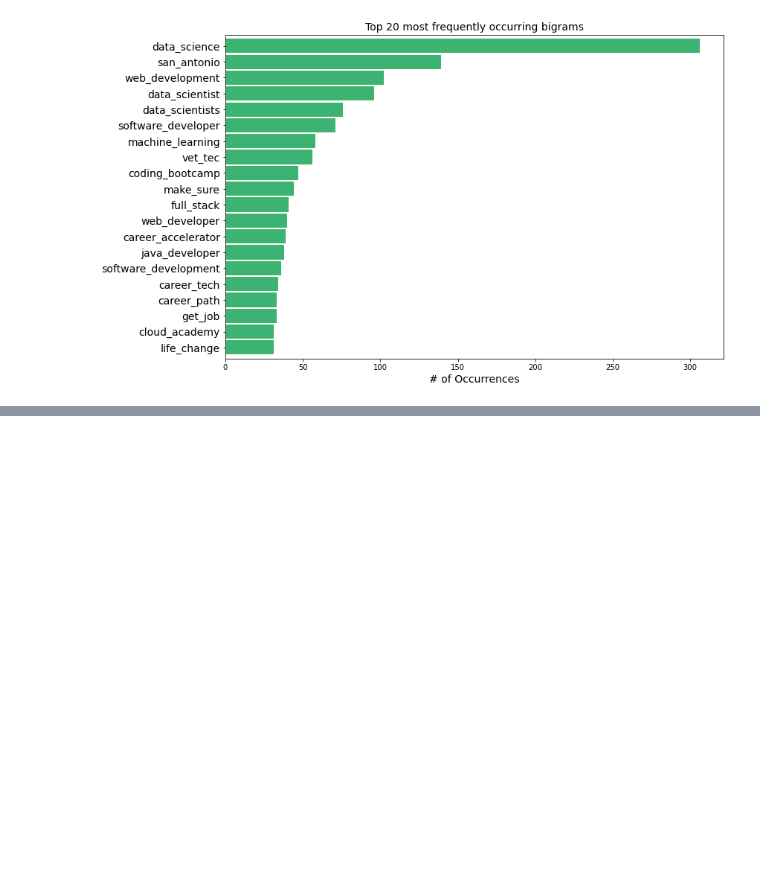
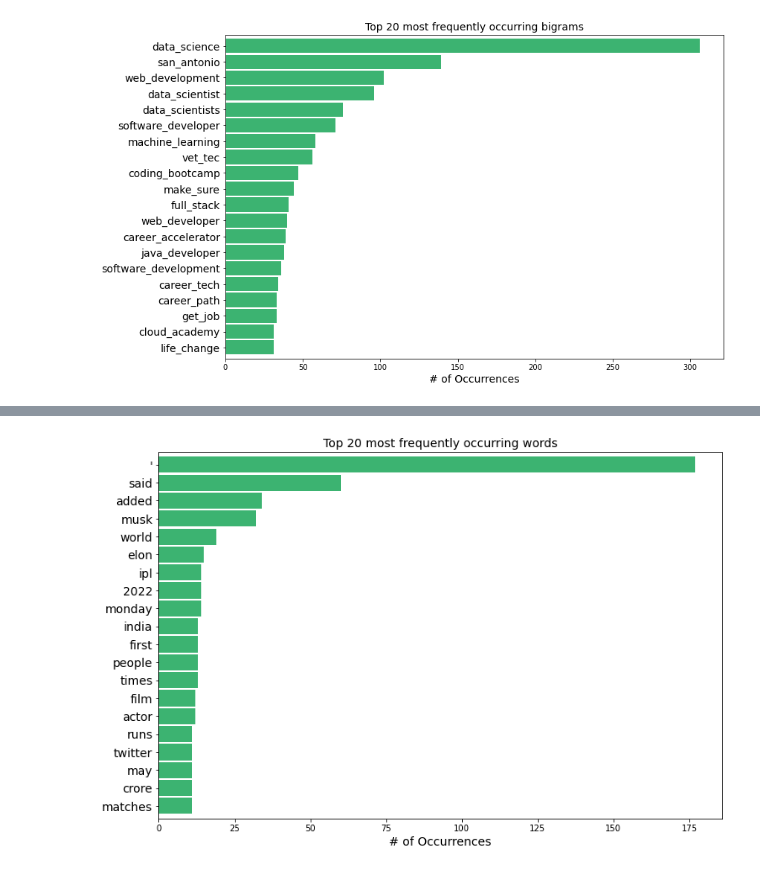
Before and after one commit to bensmith07/nlp-exercises, a Jupyter notebook: explore_notebook.ipynb, the cells around one changed output, grey strips where cells are left out. Drawn from its saved outputs; the diff is of its cells as text; code cells hidden in the pictures; blank space fills up the shorter version.

```diff
--- a/explore_notebook.ipynb
+++ b/explore_notebook.ipynb
@@ -255,0 +258,4 @@ plt.show()
+# %%
+df = acquire.get_news_articles()
+df = prepare.nlp_prep(df)
+df.head(3)
@@ -255,0 +268,14 @@ plt.show()
+# %%
+words = ' '.join(df.clean)
+word_freq = pd.Series(words.split()).value_counts()
+# %%
+top_20 = word_freq.head(20)
+top_20.sort_values().plot.barh(color='mediumseagreen',
+                                     width=.9,
+                                     figsize=(12,8))
+plt.title('Top 20 most frequently occurring words', fontsize=14)
+plt.xlabel('# of Occurrences', fontsize=14)
+plt.yticks(fontsize=14)
+plt.show()
+# %% [output]
+[figure, added]
```
Also changed, not shown: parts of 8 cells of this notebook.
